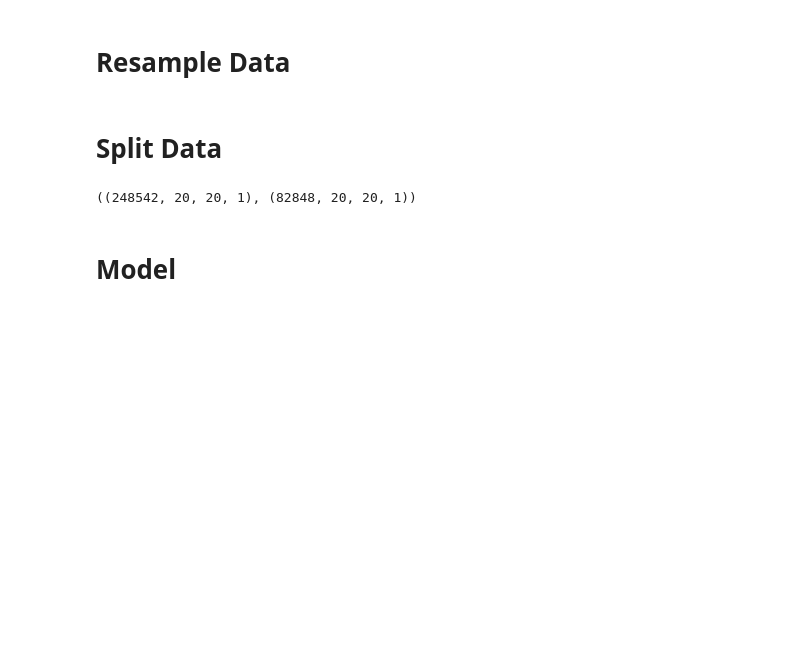
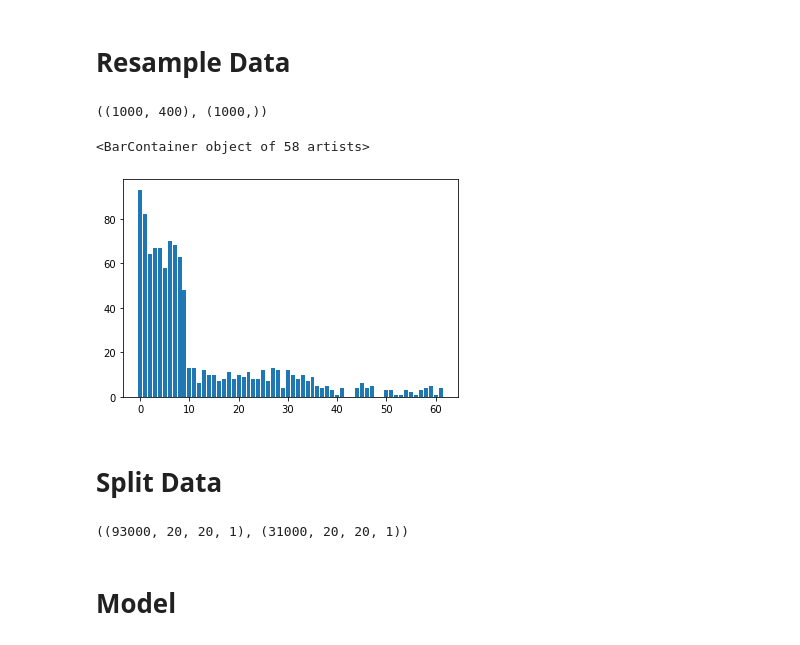
Before and after one commit to DivyanshFalodiya/text-detection-and-translation, a Jupyter notebook: Character Recognition - Updated.ipynb, the cells around one changed output. Drawn from its saved outputs; the diff is of its cells as text; code cells hidden in the pictures; blank space fills up the shorter version.

```diff
--- a/Character Recognition - Updated.ipynb
+++ b/Character Recognition - Updated.ipynb
@@ -67,9 +67,18 @@ plt.bar(unq_labels, unq_counts)
 # %%
 from sklearn.utils import resample
 # %%
-X, Y = resample(X,Y,n_samples=124000)
+X_res, Y_res = resample(X,Y,n_samples=1000)
 # %%
-X.shape, Y.shape
+X_res.shape, Y_res.shape
+# %% [output]
+((1000, 400), (1000,))
+# %%
+(unq_labels_res, unq_counts_res) = np.unique(Y_res, return_counts=True)
+# %%
+plt.bar(unq_labels_res, unq_counts_res)
+# %% [output]
+<BarContainer object of 58 artists>
+[figure, added]
 # %% [markdown]
 # Split Data
 # %%
@@ -83,7 +92,7 @@ x_test = np.reshape(x_test, (m_test,20,20,1))
 # %%
 x_train.shape, x_test.shape
 # %% [output]
-((248542, 20, 20, 1), (82848, 20, 20, 1))
+((93000, 20, 20, 1), (31000, 20, 20, 1))
 # %% [markdown]
 # Model
 # %%
```
Also changed, not shown: parts of 9 cells of this notebook, 6 other files.
